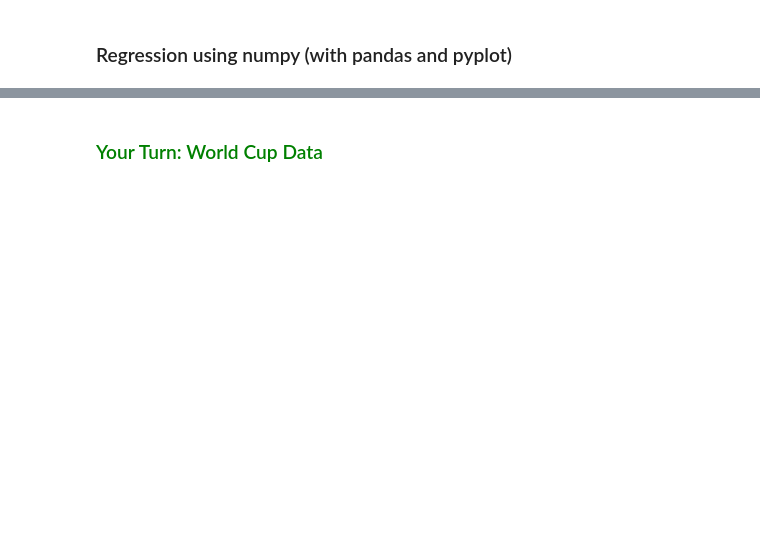
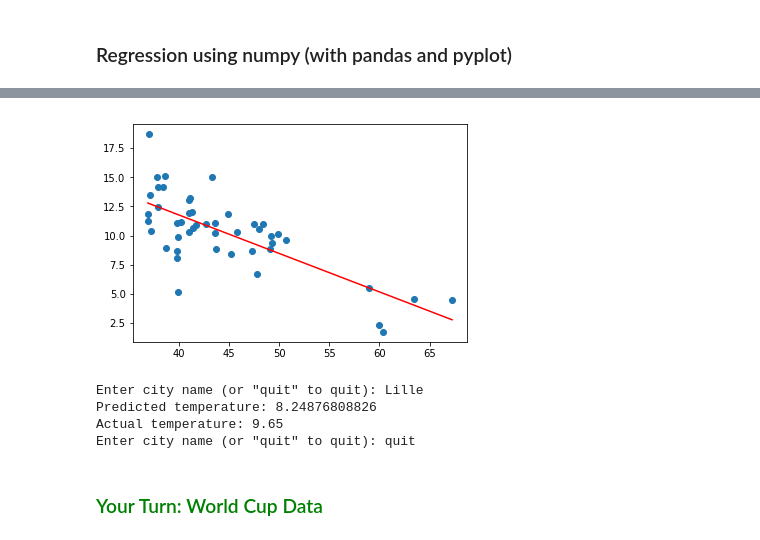
Before and after one commit to cerouno-examples/cerouno-ds, a Jupyter notebook: 5_Introduccion_Aprendizaje_Automatico/TourAlgoritmos/PythonRegression.ipynb, the cells around one changed output, grey strips where cells are left out. Saved outputs shown, nothing was run; the diff lists cells and outputs as text; code cells hidden in the pictures; blank space fills up the shorter version.

```diff
--- a/5_Introduccion_Aprendizaje_Automatico/TourAlgoritmos/PythonRegression.ipynb
+++ b/5_Introduccion_Aprendizaje_Automatico/TourAlgoritmos/PythonRegression.ipynb
@@ -13,7 +8,6 @@ open = ib.open if IB else open
 # %%
 # Read Cities.csv into dataframe
-f = open('Cities.csv','rU')
-cities = pd.read_csv(f)
+cities = pd.read_csv('Cities.csv')
 # %%
 # Introduction to plotting a line
 plt.plot([1,3], [2,7], color='green')
@@ -39,26 +57,29 @@ print 'Correlation coefficient for temperature versus longitude:', cc
 # %%
-# Use linear regression for interactive temperature predictor
-# Training data: compute latitude-temperature regression from cities
-# in Norway, France, and Turkey
-train = cities[(cities.country=='Norway') | (cities.country=='France') | (cities.country=='Turkey')]
+
 # Compute and show regression
 plt.scatter(train.latitude, train.temperature)
 a,b = np.polyfit(train.latitude, train.temperature, 1)
 x1 = min(train.latitude)
 x2 = max(train.latitude)
 plt.plot([x1,x2], [a*x1 + b, a*x2 + b], color='red')
 plt.show()
 # Loop asking user for city name, compute predicted + actual temperature
 while True:
-    name = raw_input('Enter city name (or "quit" to quit): ')
+    name = input('Enter city name (or "quit" to quit): ')
     if name == 'quit': break
     city = cities[cities.city == name]
     if len(city) == 0:
-        print 'City not in dataset'
+        print ('City not in dataset')
     else:
         # Use float() to convert dataframe element to value
-        print 'Predicted temperature:', a * float(city.latitude) + b
-        print 'Actual temperature:', float(city.temperature)
+        print ('Predicted temperature:', a * float(city.latitude) + b)
+        print ('Actual temperature:', float(city.temperature))
+# %% [output]
+[figure, added]
+Enter city name (or "quit" to quit): Lille
+Predicted temperature: 8.24876808826
+Actual temperature: 9.65
+Enter city name (or "quit" to quit): quit
 # %% [markdown]
 ### <font color="green">Your Turn: World Cup Data</font>
 # %%
```
Also changed, not shown: parts of 7 cells of this notebook, 2 other files.
